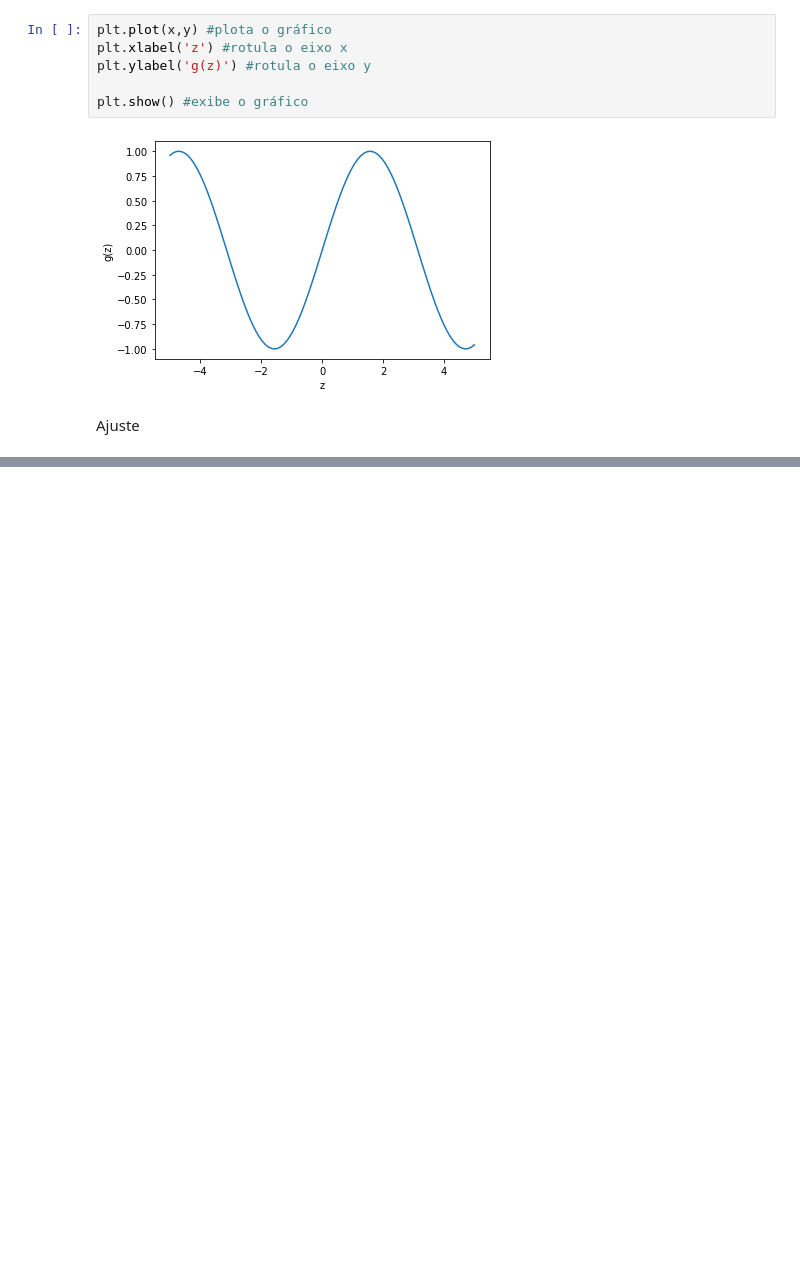
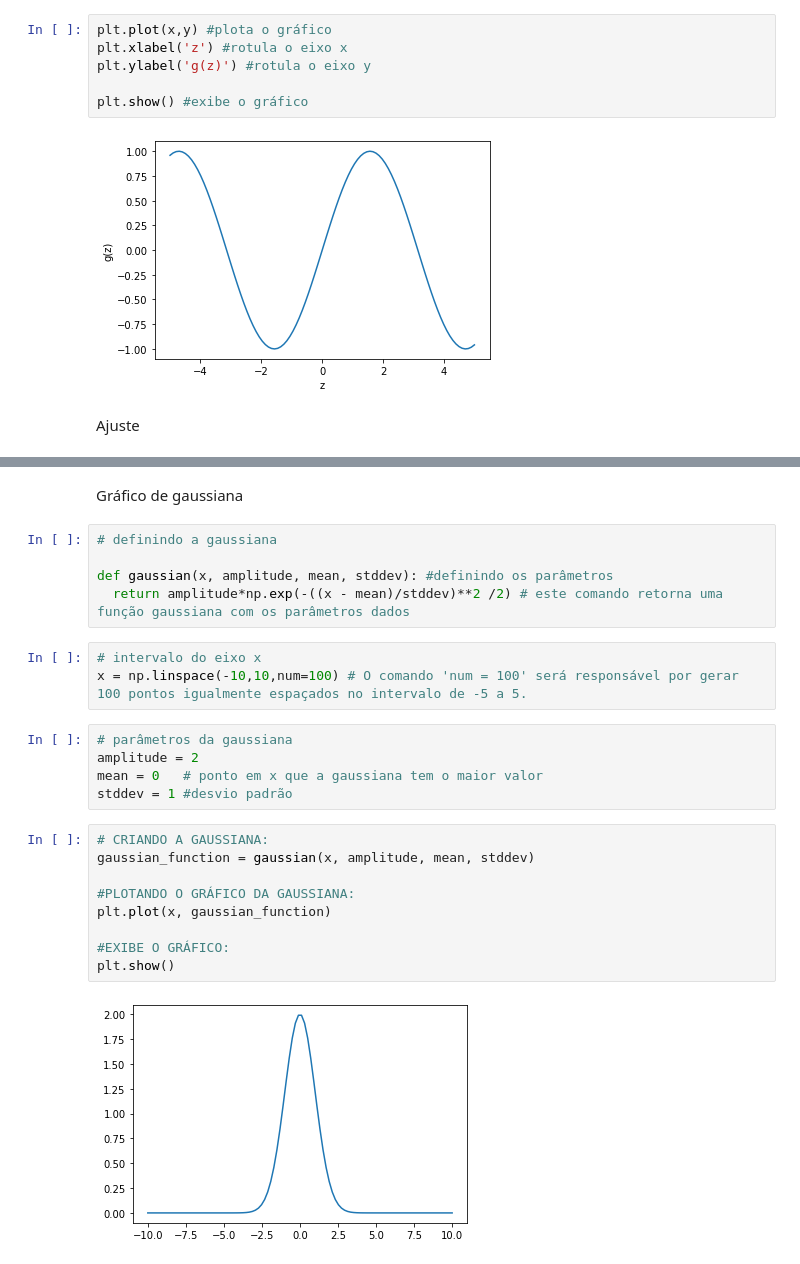
Before and after one commit to fernanda0402/Doutorado, a Jupyter notebook: Códigos_simples_Python.ipynb, the cells around one changed output, grey strips where cells are left out. Saved outputs shown, nothing was run; the diff lists cells and outputs as text; blank space fills up the shorter version.

```diff
--- a/Códigos_simples_Python.ipynb
+++ b/Códigos_simples_Python.ipynb
@@ -148,3 +148,29 @@ Os valores da equação da reta ajuste para cada x serão: [ 1.62637363  2.36813
  10.52747253]
 O coeficiente angular da reta de ajuste é: 0.741758241758242
 O coeficiente linear da reta de ajuste é: 0.8846153846153858
+# %% [markdown]
+Gráfico de gaussiana
+# %%
+# definindo a gaussiana
+
+def gaussian(x, amplitude, mean, stddev): #definindo os parâmetros
+  return amplitude*np.exp(-((x - mean)/stddev)**2 /2) # este comando retorna uma função gaussiana com os parâmetros dados
+# %%
+# intervalo do eixo x
+x = np.linspace(-10,10,num=100) # O comando 'num = 100' será responsável por gerar 100 pontos igualmente espaçados no intervalo de -5 a 5.
+# %%
+# parâmetros da gaussiana
+amplitude = 2
+mean = 0   # ponto em x que a gaussiana tem o maior valor
+stddev = 1 #desvio padrão
+# %%
+# CRIANDO A GAUSSIANA:
+gaussian_function = gaussian(x, amplitude, mean, stddev)
+
+#PLOTANDO O GRÁFICO DA GAUSSIANA:
+plt.plot(x, gaussian_function)
+
+#EXIBE O GRÁFICO:
+plt.show()
+# %% [output]
+[figure, added]
```
Also changed, not shown: parts of 1 cell of this notebook.
